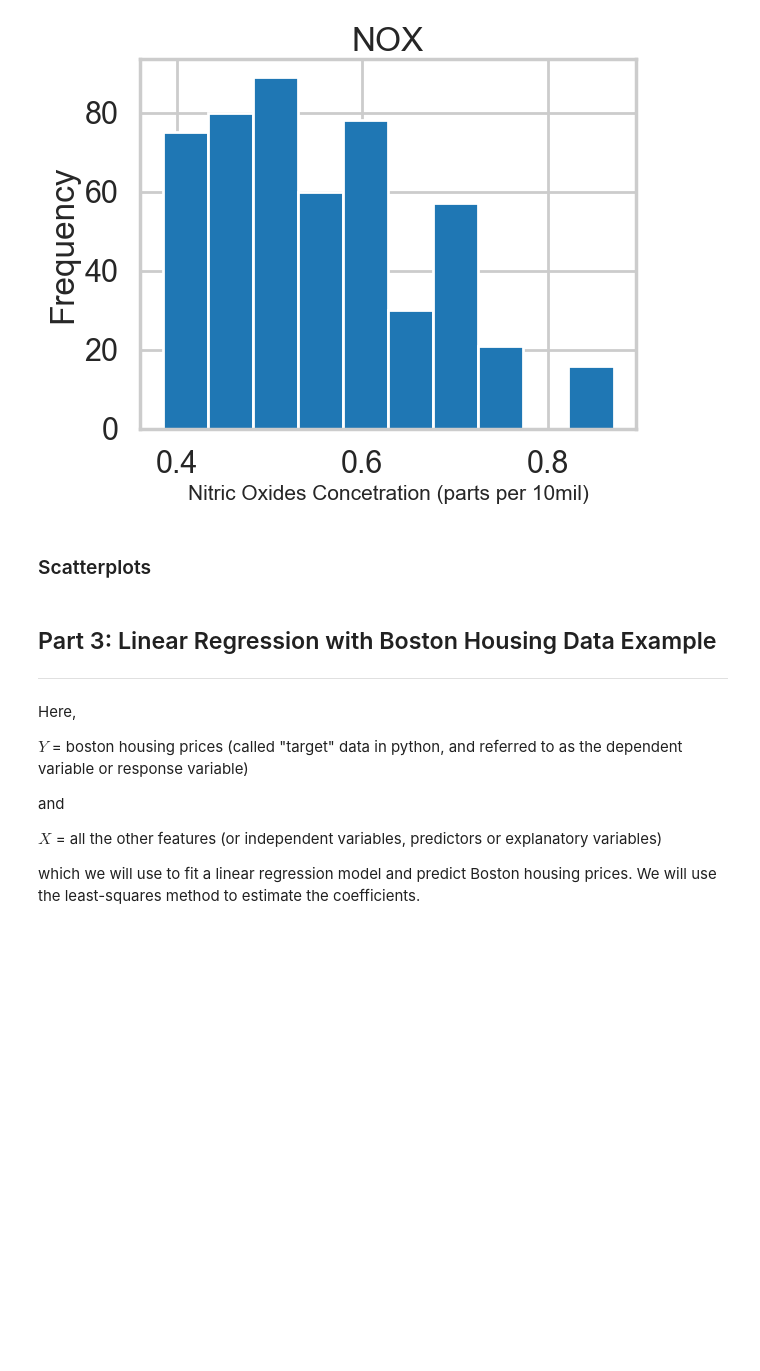
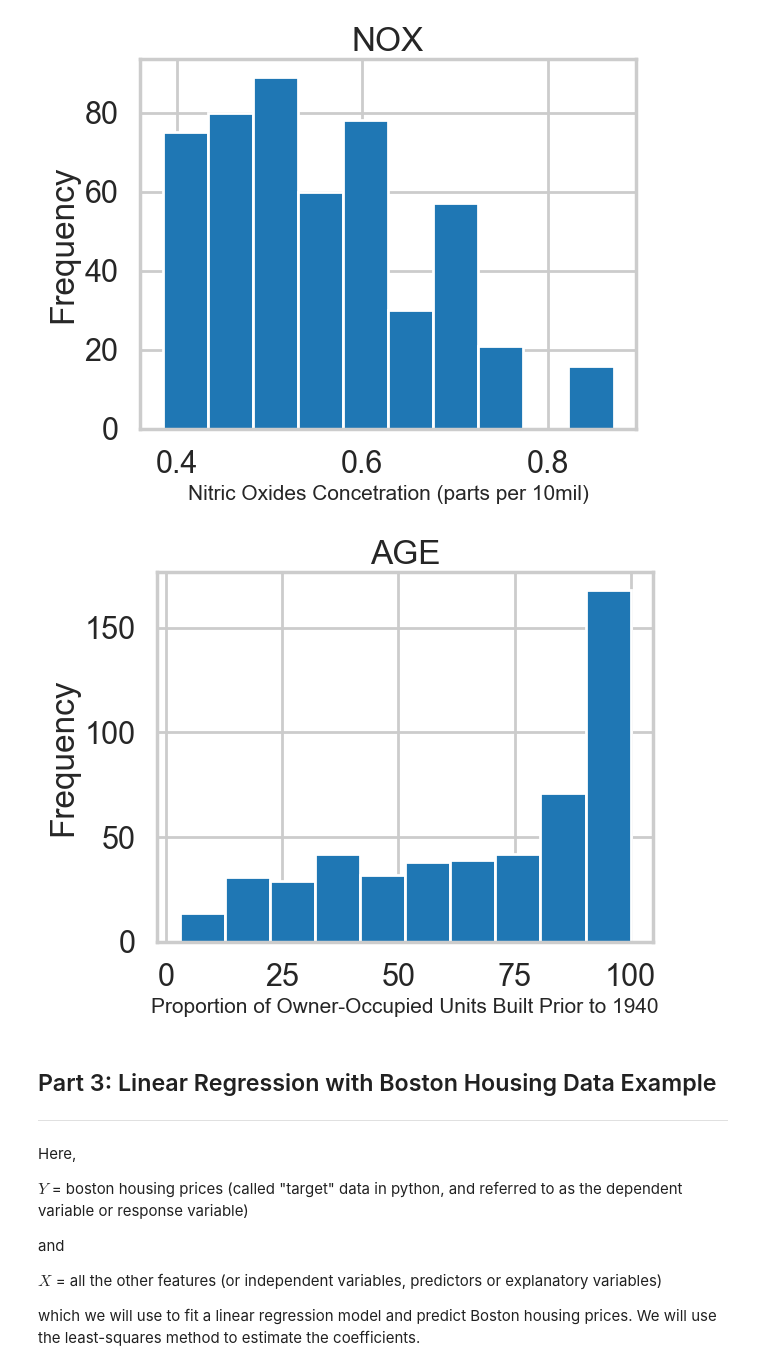
Before and after one commit to eraiken/Springboard, a Jupyter notebook: Unit 22/22.4 Case Study - Boston Housing/Mini_Project_Linear_Regression.ipynb, the cells around one changed output. Drawn from its saved outputs; the diff is of its cells as text; code cells hidden in the pictures; blank space fills up the shorter version.

```diff
--- a/Unit 22/22.4 Case Study - Boston Housing/Mini_Project_Linear_Regression.ipynb
+++ b/Unit 22/22.4 Case Study - Boston Housing/Mini_Project_Linear_Regression.ipynb
@@ -348,8 +360,15 @@ plt.ylabel("Frequency")
 plt.show()
 # %% [output]
 [figure]
-# %% [markdown]
-### Scatterplots
+# %%
+# AGE histogram
+plt.hist(bos.AGE)
+plt.title("AGE")
+plt.xlabel("Proportion of Owner-Occupied Units Built Prior to 1940", fontsize=15)
+plt.ylabel("Frequency")
+plt.show()
+# %% [output]
+[figure, added]
 # %% [markdown]
 ## Part 3: Linear Regression with Boston Housing Data Example
 ***
```
Also changed, not shown: parts of 73 cells of this notebook.
